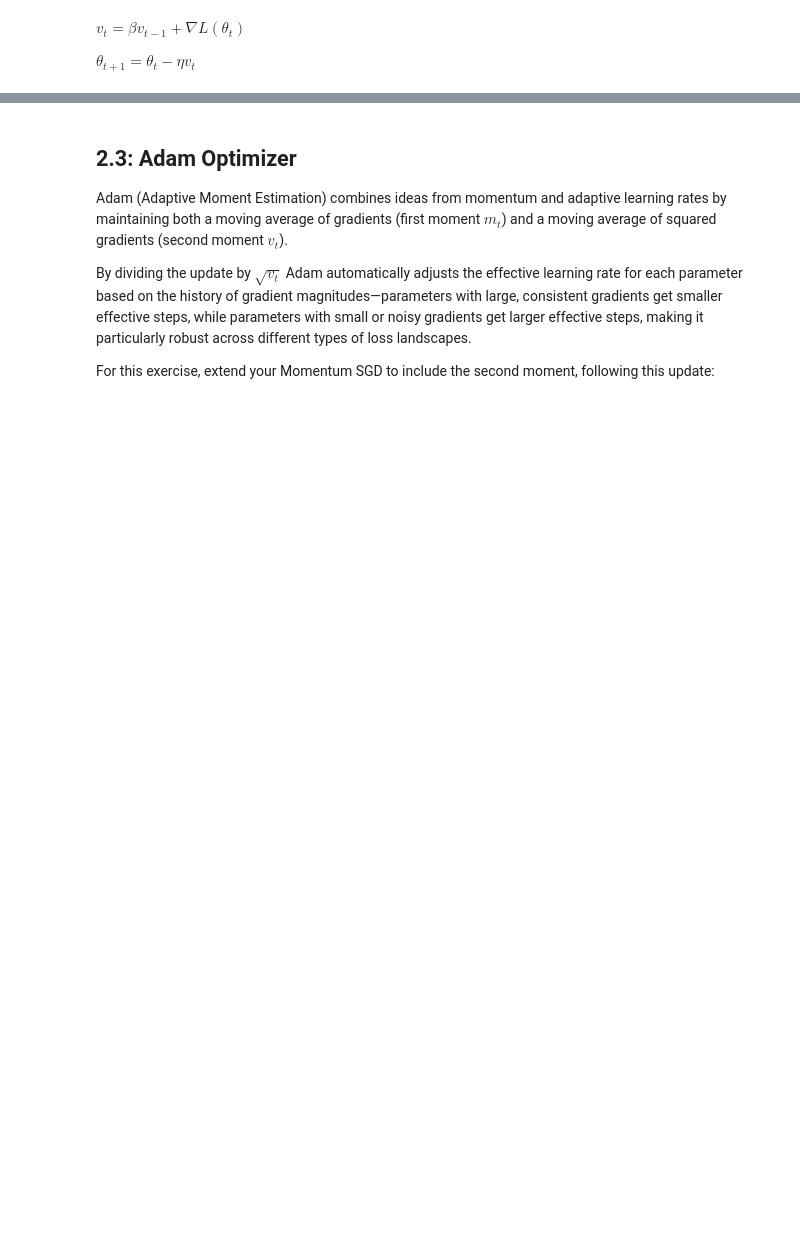
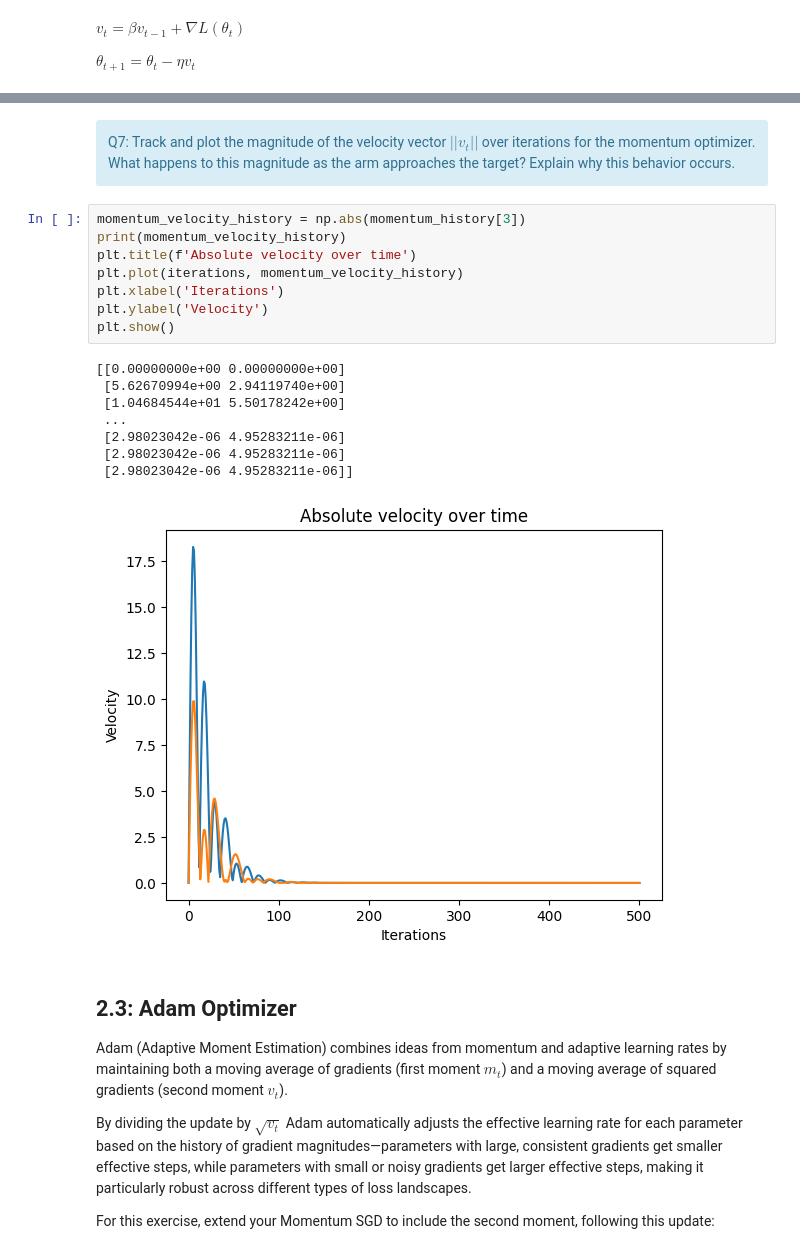
Before and after one commit to AntoninLeSecq/stochastic, a Jupyter notebook: notebooks/control_BE.ipynb, the cells around one changed output, grey strips where cells are left out. Saved outputs shown, nothing was run; the diff lists cells and outputs as text; blank space fills up the shorter version.

```diff
--- a/notebooks/control_BE.ipynb
+++ b/notebooks/control_BE.ipynb
@@ -405,3 +581,24 @@ Q7: Track and plot the magnitude of the velocity vector $||v_t||$ over iteration
+# %% [markdown]
+<div class="alert alert-info">
+Q7: Track and plot the magnitude of the velocity vector $||v_t||$ over iterations for the momentum optimizer. What happens to this magnitude as the arm approaches the target? Explain why this behavior occurs.
+</div>
+# %%
+momentum_velocity_history = np.abs(momentum_history[3])
+print(momentum_velocity_history)
+plt.title(f'Absolute velocity over time')
+plt.plot(iterations, momentum_velocity_history)
+plt.xlabel('Iterations')
+plt.ylabel('Velocity')
+plt.show()
+# %% [output]
+[[0.00000000e+00 0.00000000e+00]
+ [5.62670994e+00 2.94119740e+00]
+ [1.04684544e+01 5.50178242e+00]
+ ...
+ [2.98023042e-06 4.95283211e-06]
+ [2.98023042e-06 4.95283211e-06]
+ [2.98023042e-06 4.95283211e-06]]
+[figure, added]
 # %% [markdown]
 ## 2.3: Adam Optimizer
 
```
Also changed, not shown: parts of 17 cells of this notebook.
